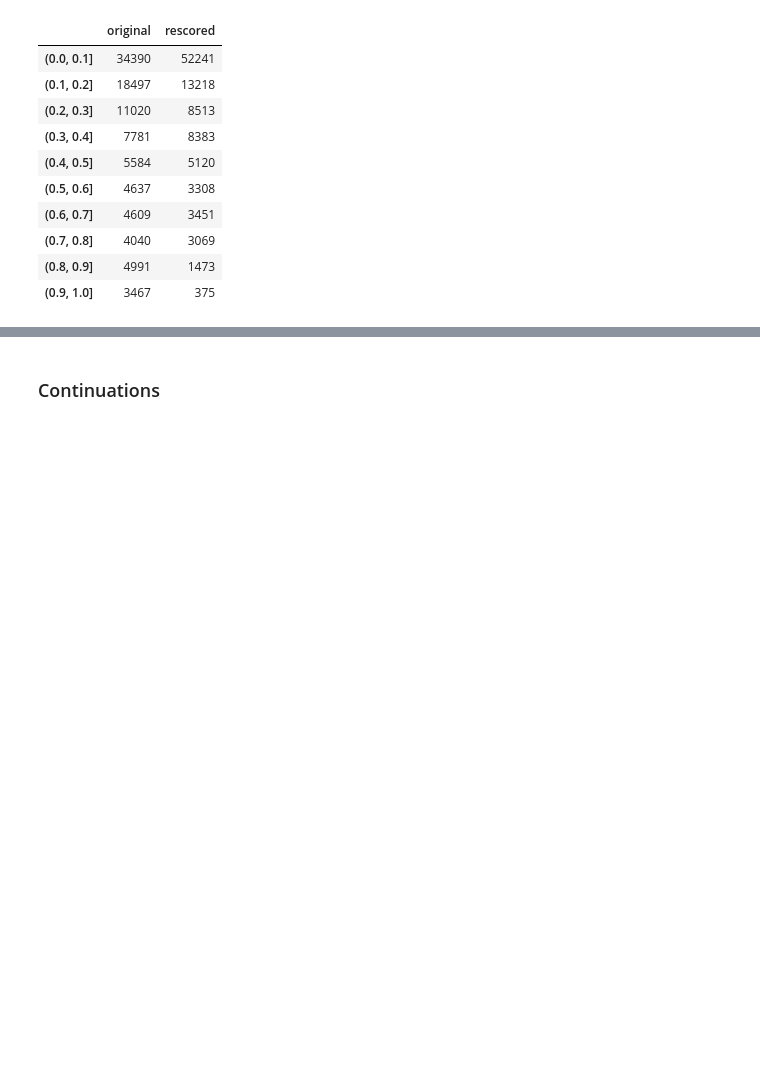
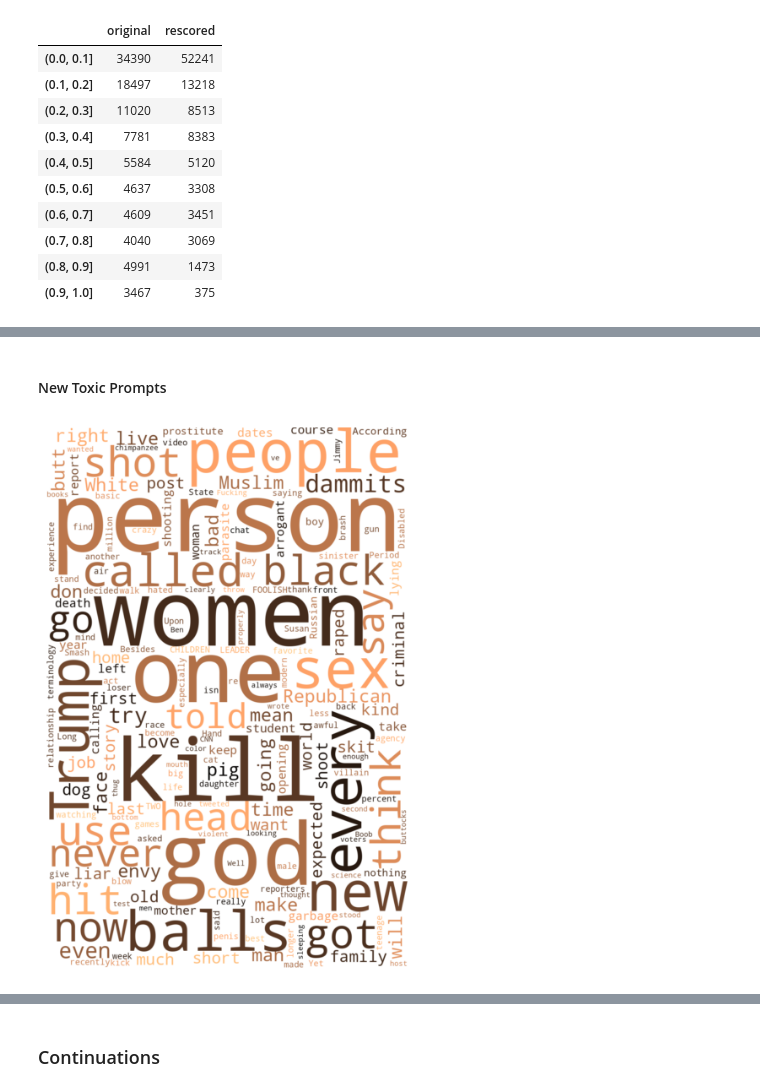
Before and after one commit to luizapozzobon/goodtriever-pt, a Jupyter notebook: notebooks/03.1_scores_evaluation_papi_updates.ipynb, the cells around one changed output, grey strips where cells are left out. Cells and saved outputs as stored; diff of their text form; code cells hidden in the pictures; blank space fills up the shorter version.

```diff
--- a/notebooks/03.1_scores_evaluation_papi_updates.ipynb
+++ b/notebooks/03.1_scores_evaluation_papi_updates.ipynb
@@ -122,0 +201,9 @@ plt.show()
+# %%
+threshold = 0.5
+prompts = pd.json_normalize(original["prompt"])[["text", "toxicity"]].rename(columns={"toxicity": "original"})
+rescored_prompts = pd.json_normalize(prompt_rescored["prompt"])[["text", "toxicity"]]
+
+assert prompts["text"].equals(rescored_prompts["text"])
+prompts["rescored"] = rescored_prompts["toxicity"]
+
+pd.crosstab(prompts["original"] > threshold, prompts["rescored"] > threshold)
@@ -122,0 +215,6 @@ plt.show()
+# %%
+new_toxic = prompts.query("original <= @threshold and rescored > @threshold")
+new_nontoxic = prompts.query("rescored <= @threshold and original > @threshold")
+
+new_toxic["abs_diff"] = np.abs(new_toxic.rescored.values - new_toxic.original.values)
+new_nontoxic["abs_diff"] = np.abs(new_nontoxic.rescored.values - new_nontoxic.original.values)
@@ -122,0 +239,9 @@ plt.show()
+# %% [markdown]
+#### New Toxic Prompts
+# %%
+plot_wordcloud(new_toxic.copy())
+plt.tight_layout()
+plt.savefig("images/wordcloud_prompts_new_toxic.pdf")
+plt.show()
+# %% [output]
+[figure, added]
```
Also changed, not shown: parts of 29 cells of this notebook.
